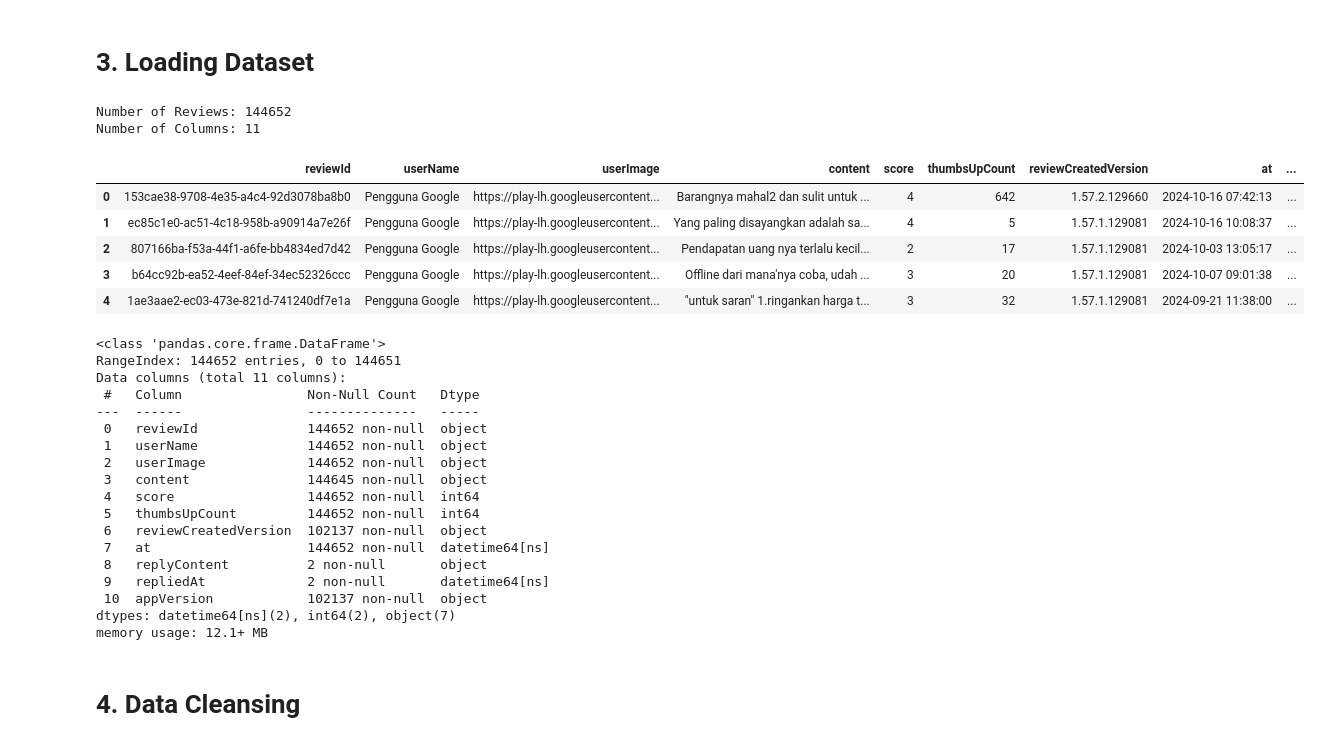
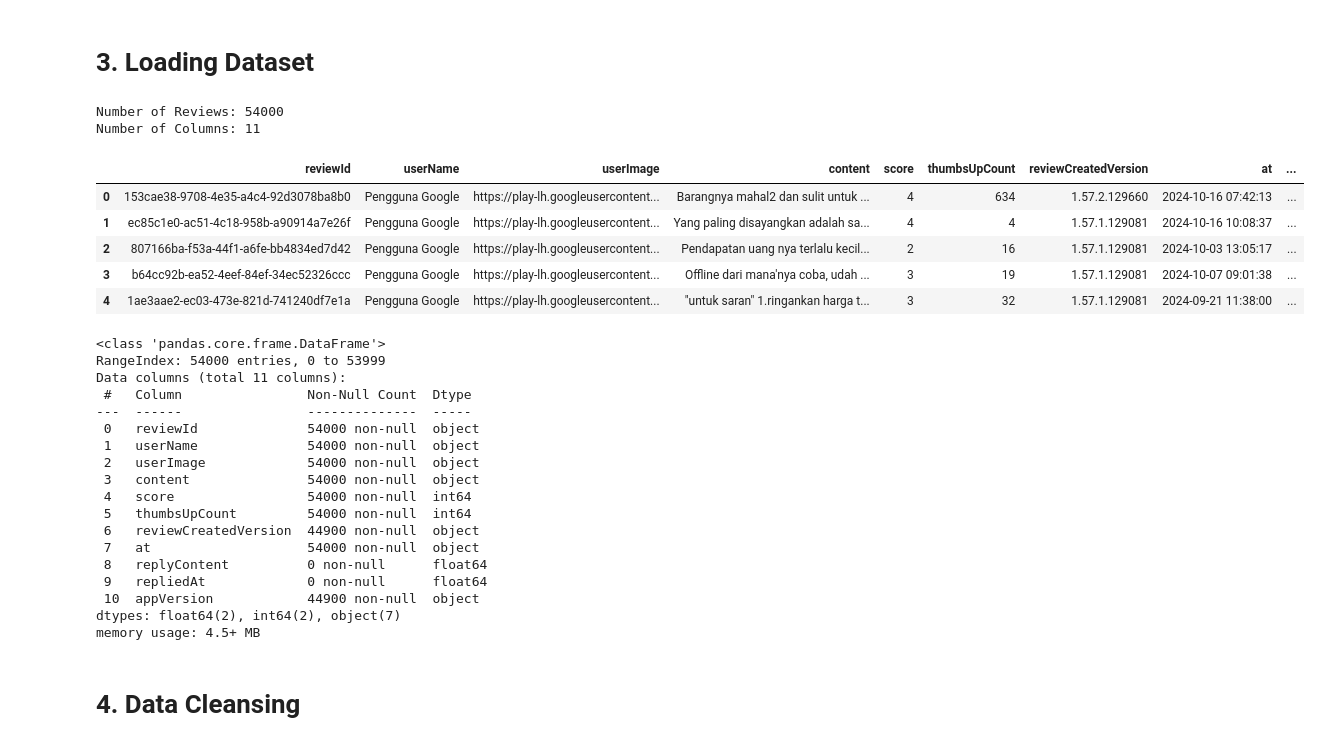
Before and after one commit to sayid-alt/simcity-reviews-sentiment-analysis, a Jupyter notebook: notebook.ipynb, the cells around one changed output. Drawn from its saved outputs; the diff is of its cells as text; code cells hidden in the pictures.

```diff
--- a/notebook.ipynb
+++ b/notebook.ipynb
@@ -112,43 +76,44 @@ scrap_app_reviews = reviews_all(
 # %% [markdown]
 # **3. Loading Dataset**
 # %%
-app_reviews_df = pd.DataFrame(scrap_app_reviews)
-app_reviews_df.to_csv('simcity_reviews.csv', index=False)
+data_input = '/kaggle/input/simcity-buildit-app-reviews/simcity_reviews.csv'
+app_reviews_df = pd.read_csv(data_input)
+
 num_of_reviews, num_of_columns = app_reviews_df.shape
 
 print(f'Number of Reviews: {num_of_reviews}')
 print(f'Number of Columns: {num_of_columns}')
 app_reviews_df.head()
 # %% [output]
-Number of Reviews: 144652
+Number of Reviews: 54000
 Number of Columns: 11
 |  | reviewId | userName | userImage | content | score | thumbsUpCount | reviewCreatedVersion | at | ... |
-| 0 | 153cae38-9708-4e35-a4c4-92d3078ba8b0 | Pengguna Google | https://play-lh.googleusercontent... | Barangnya mahal2 dan sulit untuk ... | 4 | 642 | 1.57.2.129660 | 2024-10-16 07:42:13 | ... |
-| 1 | ec85c1e0-ac51-4c18-958b-a90914a7e26f | Pengguna Google | https://play-lh.googleusercontent... | Yang paling disayangkan adalah sa... | 4 | 5 | 1.57.1.129081 | 2024-10-16 10:08:37 | ... |
-| 2 | 807166ba-f53a-44f1-a6fe-bb4834ed7d42 | Pengguna Google | https://play-lh.googleusercontent... | Pendapatan uang nya terlalu kecil... | 2 | 17 | 1.57.1.129081 | 2024-10-03 13:05:17 | ... |
-| 3 | b64cc92b-ea52-4eef-84ef-34ec52326ccc | Pengguna Google | https://play-lh.googleusercontent... | Offline dari mana'nya coba, udah ... | 3 | 20 | 1.57.1.129081 | 2024-10-07 09:01:38 | ... |
+| 0 | 153cae38-9708-4e35-a4c4-92d3078ba8b0 | Pengguna Google | https://play-lh.googleusercontent... | Barangnya mahal2 dan sulit untuk ... | 4 | 634 | 1.57.2.129660 | 2024-10-16 07:42:13 | ... |
+| 1 | ec85c1e0-ac51-4c18-958b-a90914a7e26f | Pengguna Google | https://play-lh.googleusercontent... | Yang paling disayangkan adalah sa... | 4 | 4 | 1.57.1.129081 | 2024-10-16 10:08:37 | ... |
+| 2 | 807166ba-f53a-44f1-a6fe-bb4834ed7d42 | Pengguna Google | https://play-lh.googleusercontent... | Pendapatan uang nya terlalu kecil... | 2 | 16 | 1.57.1.129081 | 2024-10-03 13:05:17 | ... |
+| 3 | b64cc92b-ea52-4eef-84ef-34ec52326ccc | Pengguna Google | https://play-lh.googleusercontent... | Offline dari mana'nya coba, udah ... | 3 | 19 | 1.57.1.129081 | 2024-10-07 09:01:38 | ... |
 | 4 | 1ae3aae2-ec03-473e-821d-741240df7e1a | Pengguna Google | https://play-lh.googleusercontent... | "untuk saran" 1.ringankan harga t... | 3 | 32 | 1.57.1.129081 | 2024-09-21 11:38:00 | ... |
 # %%
 app_reviews_df.info()
 # %% [output]
 <class 'pandas.core.frame.DataFrame'>
-RangeIndex: 144652 entries, 0 to 144651
+RangeIndex: 54000 entries, 0 to 53999
 Data columns (total 11 columns):
- #   Column                Non-Null Count   Dtype
----  ------                --------------   -----
- 0   reviewId              144652 non-null  object
- 1   userName              144652 non-null  object
- 2   userImage             144652 non-null  object
- 3   content               144645 non-null  object
- 4   score                 144652 non-null  int64
- 5   thumbsUpCount         144652 non-null  int64
- 6   reviewCreatedVersion  102137 non-null  object
- 7   at                    144652 non-null  datetime64[ns]
- 8   replyContent          2 non-null       object
- 9   repliedAt             2 non-null       datetime64[ns]
- 10  appVersion            102137 non-null  object
-dtypes: datetime64[ns](2), int64(2), object(7)
-memory usage: 12.1+ MB
+ #   Column                Non-Null Count  Dtype
+---  ------                --------------  -----
+ 0   reviewId              54000 non-null  object
+ 1   userName              54000 non-null  object
+ 2   userImage             54000 non-null  object
+ 3   content               54000 non-null  object
+ 4   score                 54000 non-null  int64
+ 5   thumbsUpCount         54000 non-null  int64
+ 6   reviewCreatedVersion  44900 non-null  object
+ 7   at                    54000 non-null  object
+ 8   replyContent          0 non-null      float64
+ 9   repliedAt             0 non-null      float64
+ 10  appVersion            44900 non-null  object
+dtypes: float64(2), int64(2), object(7)
+memory usage: 4.5+ MB
 # %% [markdown]
 # **4. Data Cleansing**
 # %% [markdown]
```
Also changed, not shown: parts of 43 cells of this notebook.
